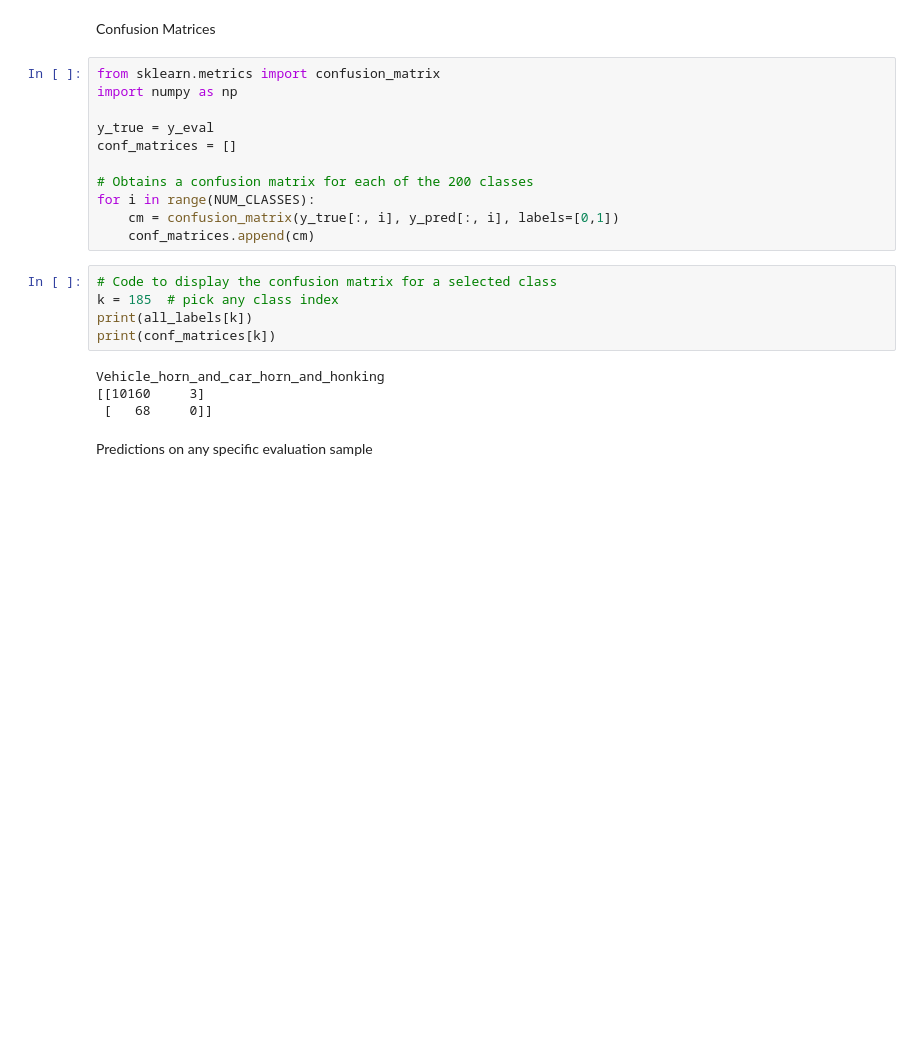
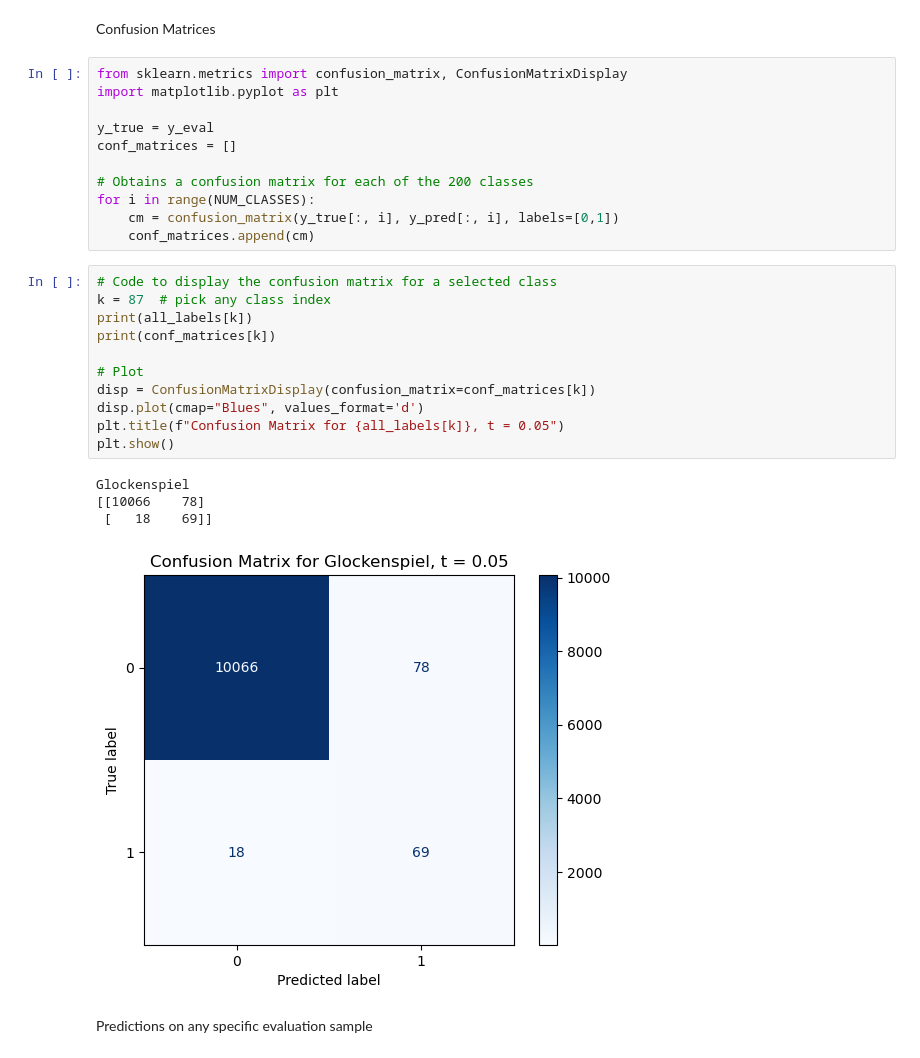
Before and after one commit to amccormick2020/ECEN758, a Jupyter notebook: base_classifier.ipynb, the cells around one changed output. Saved outputs shown, nothing was run; the diff lists cells and outputs as text; blank space fills up the shorter version.

```diff
--- a/base_classifier.ipynb
+++ b/base_classifier.ipynb
@@ -433,8 +549,8 @@ print(classification_report(y_eval, y_pred, target_names=all_labels))
 # %% [markdown]
 Confusion Matrices
 # %%
-from sklearn.metrics import confusion_matrix
-import numpy as np
+from sklearn.metrics import confusion_matrix, ConfusionMatrixDisplay
+import matplotlib.pyplot as plt
 
 y_true = y_eval
 conf_matrices = []
@@ -445,13 +561,20 @@ for i in range(NUM_CLASSES):
     conf_matrices.append(cm)
 # %%
 # Code to display the confusion matrix for a selected class
-k = 185  # pick any class index
+k = 87  # pick any class index
 print(all_labels[k])
 print(conf_matrices[k])
+
+# Plot
+disp = ConfusionMatrixDisplay(confusion_matrix=conf_matrices[k])
+disp.plot(cmap="Blues", values_format='d')
+plt.title(f"Confusion Matrix for {all_labels[k]}, t = 0.05")
+plt.show()
 # %% [output]
-Vehicle_horn_and_car_horn_and_honking
-[[10160     3]
- [   68     0]]
+Glockenspiel
+[[10066    78]
+ [   18    69]]
+[figure, added]
 # %% [markdown]
 Predictions on any specific evaluation sample
 # %%
```
Also changed, not shown: parts of 12 cells of this notebook.
